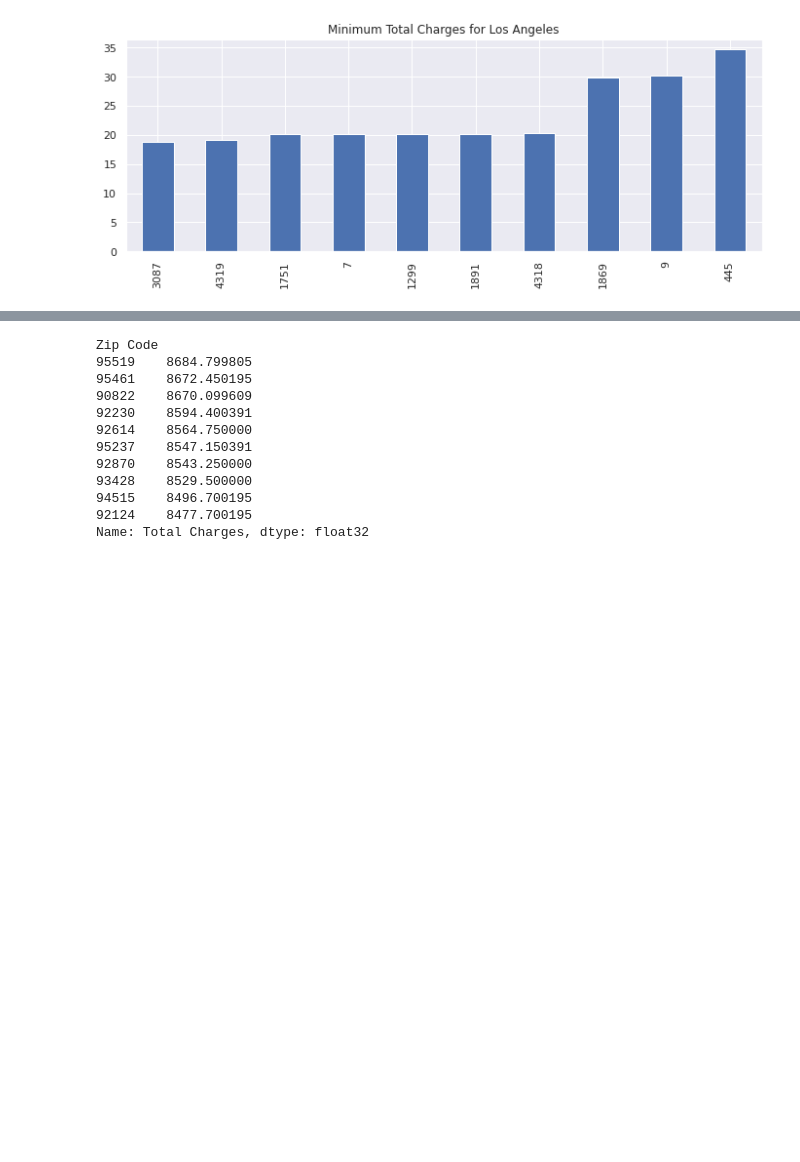
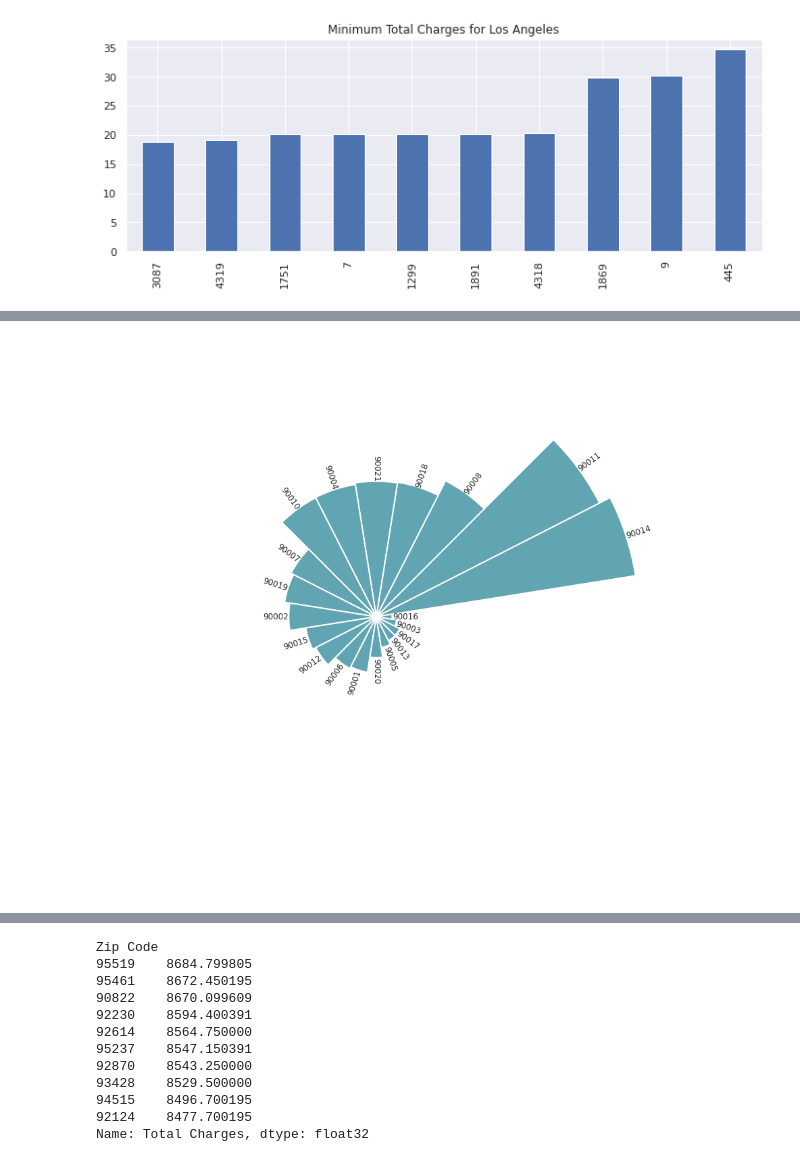
Before and after one commit to goswamimohit/churn_prediction, a Jupyter notebook: churn-pred.ipynb, the cells around one changed output, grey strips where cells are left out. Cells and saved outputs as stored; diff of their text form; code cells hidden in the pictures; blank space fills up the shorter version.

```diff
--- a/churn-pred.ipynb
+++ b/churn-pred.ipynb
@@ -168,4 +292,4 @@ Los_ang['Total Charges'].nsmallest(10).plot(kind='bar',title='Minimum Total Char
 # %% [output]
 [figure]
 # %%
-churn.groupby('Zip Code').agg({'Total Charges':np.median})[:20]['Total Charges'].nlargest(10)
+over_all_large=churn.groupby('Zip Code').agg({'Total Charges':np.median})[:20]['Total Charges'].nlargest(20)
@@ -184,0 +323,4 @@ Name: Total Charges, dtype: float32
+# %%
+name=[90014, 90011, 90008, 90018, 90021, 90004, 90010, 90007,
+                  90019, 90002, 90015, 90012, 90006, 90001, 90020, 90005,
+                  90013, 90017, 90003, 90016]
@@ -184,0 +334,69 @@ Name: Total Charges, dtype: float32
+# %%
+plt.figure(figsize=(20,15))
+
+# plot polar axis
+ax = plt.subplot(111, polar=True)
+
+# remove grid
+plt.axis('off')
+
+# Set the coordinates limits
+upperLimit = 90
+lowerLimit = 50
+
+# Compute max and min in the dataset
+max = over_all_large.values
+
+# Let's compute heights: they are a conversion of each item value in those new coordinates
+# In our example, 0 in the dataset will be converted to the lowerLimit (10)
+# The maximum will be converted to the upperLimit (100)
+slope = (max - lowerLimit) / max
+heights = slope * over_all_large + lowerLimit
+
+# Compute the width of each bar. In total we have 2*Pi = 360°
+width = 2*np.pi / len(over_all_large.index)
+
+# Compute the angle each bar is centered on:
+indexes = list(range(1, len(over_all_large.index)+1))
+angles = [element * width for element in indexes]
+angles
+
+# Draw bars
+bars = ax.bar(
+    x=angles,
+    height=heights,
+    width=width,
+    bottom=lowerLimit,
+    linewidth=2,
+    edgecolor="white",
+color="#61a4b2")
+
+
+# little space between the bar and the label
+labelPadding = 4
+
+# Add labels
+for bar, angle, height, label in zip(bars,angles, heights, name):
+
+    # Labels are rotated. Rotation must be specified in degrees :(
+    rotation = np.rad2deg(angle)
+
+    # Flip some labels upside down
+    alignment = ""
+    if angle >= np.pi/2 and angle < 3*np.pi/2:
+        alignment = "right"
+        rotation = rotation + 180
+    else:
+        alignment = "left"
+
+    # Finally add the labels
+    ax.text(
+        x=angle,
+        y=lowerLimit + bar.get_height() + labelPadding,
+        s=label,
+        ha=alignment,
+        va='center',
+        rotation=rotation,
+        rotation_mode="anchor")
+# %% [output]
+[figure, added]
```
Also changed, not shown: parts of 34 cells of this notebook.
